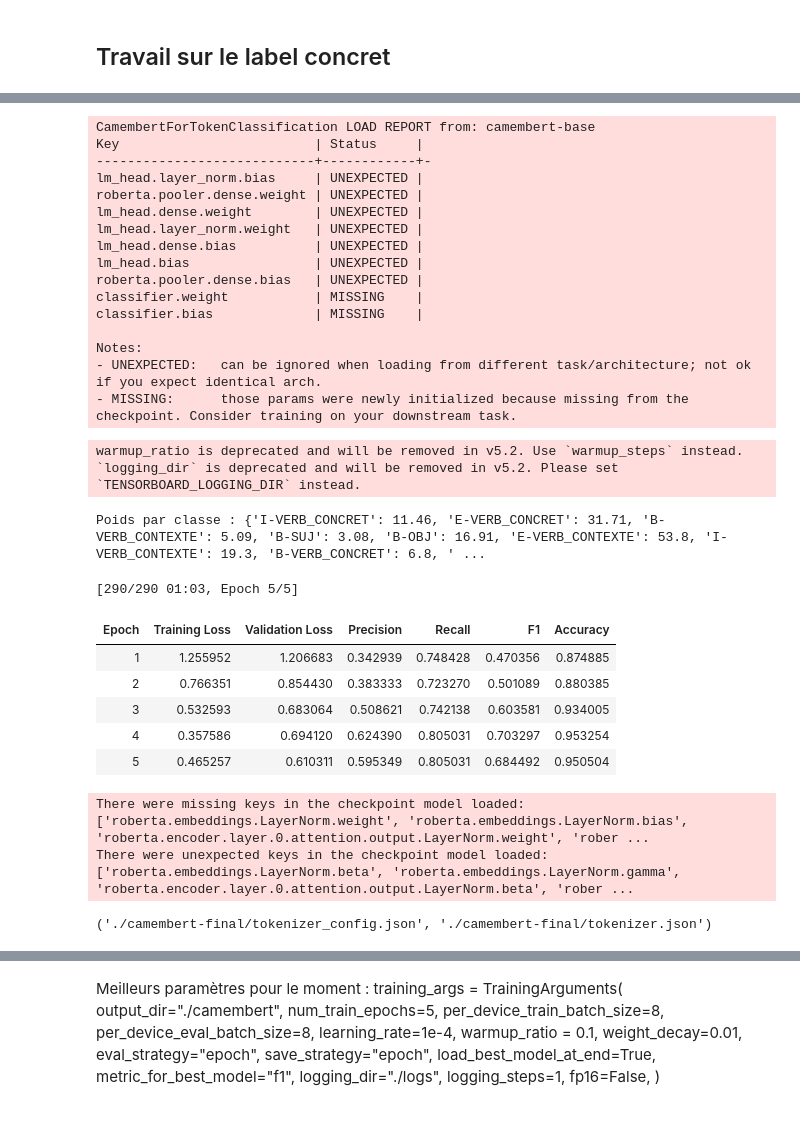
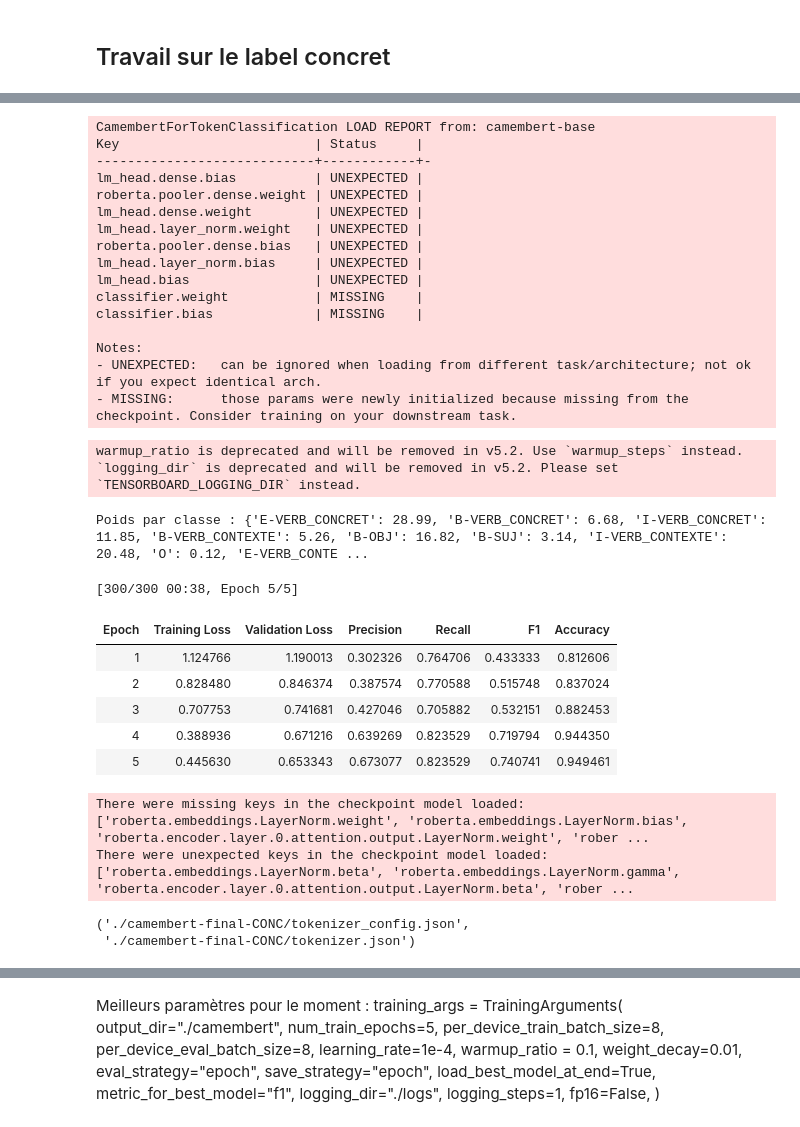
Before and after one commit to itsreivilo/Projet-de-NLP-Olivier, a Jupyter notebook: model.ipynb, the cells around one changed output, grey strips where cells are left out. Saved outputs shown, nothing was run; the diff lists cells and outputs as text; code cells hidden in the pictures.

Commit message:
modifs entrainement conc

```diff
--- a/model.ipynb
+++ b/model.ipynb
@@ -19,6 +19,7 @@ annotations2 = annotations2.rename(columns = {"token":"token_text",
                                     'Unnamed: 0':"phrase_id",
                                     "text_id":"doc_id_origine"})
 annotations2 = annotations2.dropna()
+annotations2["label_concret"] = annotations2["label_concret"].replace('B-VERB_CINCRET', 'B-VERB_CONCRET')
 
 # Erreurs de frappe constatées a posteriori
 annotations1["label_concret"] = annotations1["label_concret"].replace('B-VERB_CONRET', 'B-VERB_CONCRET')
@@ -53,3 +54,6 @@ annotations_work_concret = df_concat_concret.groupby("phrase_id").agg(
     token_text=("token_text", list),
     label_concret=("label_concret", lambda x: [v[0] if isinstance(v, list) else v for v in x])
 ).reset_index()
+# %%
+annotations_work_concret = annotations_work_concret.drop_duplicates(subset="token_text")
+print(annotations_work_concret.shape)
@@ -264,13 +223,13 @@ model = AutoModelForTokenClassification.from_pretrained(
 CamembertForTokenClassification LOAD REPORT from: camembert-base
 Key                         | Status     |
 ----------------------------+------------+-
-lm_head.layer_norm.bias     | UNEXPECTED |
+lm_head.dense.bias          | UNEXPECTED |
 roberta.pooler.dense.weight | UNEXPECTED |
 lm_head.dense.weight        | UNEXPECTED |
 lm_head.layer_norm.weight   | UNEXPECTED |
-lm_head.dense.bias          | UNEXPECTED |
+roberta.pooler.dense.bias   | UNEXPECTED |
+lm_head.layer_norm.bias     | UNEXPECTED |
 lm_head.bias                | UNEXPECTED |
-roberta.pooler.dense.bias   | UNEXPECTED |
 classifier.weight           | MISSING    |
 classifier.bias             | MISSING    |
 
@@ -315,12 +274,16 @@ print("Poids par classe :", {id2label[i]: round(w.item(), 2) for i, w in enumera
 weights = torch.clamp(weights, max=10.0)
 
 class WeightedTrainer(Trainer):
+    def __init__(self, *args, class_weights=None, **kwargs):
+        super().__init__(*args, **kwargs)
+        self.class_weights = class_weights
+
     def compute_loss(self, model, inputs, return_outputs=False, **kwargs):
         labels = inputs.get("labels")
         outputs = model(**inputs)
         logits = outputs.logits
         loss_fct = torch.nn.CrossEntropyLoss(
-            weight=weights.to(logits.device),
+            weight=self.class_weights.to(logits.device),
             ignore_index=-100
         )
         loss = loss_fct(logits.view(-1, num_labels_conc), labels.view(-1))
@@ -330,51 +293,53 @@ class WeightedTrainer(Trainer):
 data_collator = DataCollatorForTokenClassification(tokenizer)
 
 training_args = TrainingArguments(
-    output_dir="./camembert",
+    output_dir="./camembert-CONC",
     num_train_epochs=5,
     per_device_train_batch_size=8,
     per_device_eval_batch_size=8,
     learning_rate=1e-4,
     warmup_ratio = 0.1,
     weight_decay=0.01,
     eval_strategy="epoch",
     save_strategy="epoch",
     load_best_model_at_end=True,
     metric_for_best_model="f1",
     logging_dir="./logs",
     logging_steps=1,
-    fp16=False,
+    fp16=torch.cuda.is_available(),
 )
 
 trainer = WeightedTrainer(
     model=model,
+    class_weights = weights,
     args=training_args,
     train_dataset=tokenized_dataset["train"],
     eval_dataset=tokenized_dataset["validation"],
     processing_class=tokenizer,
     data_collator=data_collator,
     compute_metrics=compute_metrics
 )
 
 trainer.train()
 
 # Sauvegarde du meilleur modèle
-trainer.save_model("./camembert-final")
-tokenizer.save_pretrained("./camembert-final")
+trainer.save_model("./camembert-final-CONC")
+tokenizer.save_pretrained("./camembert-final-CONC")
 # %% [output]
 warmup_ratio is deprecated and will be removed in v5.2. Use `warmup_steps` instead.
 `logging_dir` is deprecated and will be removed in v5.2. Please set `TENSORBOARD_LOGGING_DIR` instead.
-Poids par classe : {'I-VERB_CONCRET': 11.46, 'E-VERB_CONCRET': 31.71, 'B-VERB_CONTEXTE': 5.09, 'B-SUJ': 3.08, 'B-OBJ': 16.91, 'E-VERB_CONTEXTE': 53.8, 'I-VERB_CONTEXTE': 19.3, 'B-VERB_CONCRET': 6.8, ' ...
+Poids par classe : {'E-VERB_CONCRET': 28.99, 'B-VERB_CONCRET': 6.68, 'I-VERB_CONCRET': 11.85, 'B-VERB_CONTEXTE': 5.26, 'B-OBJ': 16.82, 'B-SUJ': 3.14, 'I-VERB_CONTEXTE': 20.48, 'O': 0.12, 'E-VERB_CONTE ...
-[290/290 01:03, Epoch 5/5]
+[300/300 00:38, Epoch 5/5]
 | Epoch | Training Loss | Validation Loss | Precision | Recall | F1 | Accuracy |
-| 1 | 1.255952 | 1.206683 | 0.342939 | 0.748428 | 0.470356 | 0.874885 |
-| 2 | 0.766351 | 0.854430 | 0.383333 | 0.723270 | 0.501089 | 0.880385 |
-| 3 | 0.532593 | 0.683064 | 0.508621 | 0.742138 | 0.603581 | 0.934005 |
-| 4 | 0.357586 | 0.694120 | 0.624390 | 0.805031 | 0.703297 | 0.953254 |
-| 5 | 0.465257 | 0.610311 | 0.595349 | 0.805031 | 0.684492 | 0.950504 |
+| 1 | 1.124766 | 1.190013 | 0.302326 | 0.764706 | 0.433333 | 0.812606 |
+| 2 | 0.828480 | 0.846374 | 0.387574 | 0.770588 | 0.515748 | 0.837024 |
+| 3 | 0.707753 | 0.741681 | 0.427046 | 0.705882 | 0.532151 | 0.882453 |
+| 4 | 0.388936 | 0.671216 | 0.639269 | 0.823529 | 0.719794 | 0.944350 |
+| 5 | 0.445630 | 0.653343 | 0.673077 | 0.823529 | 0.740741 | 0.949461 |
 There were missing keys in the checkpoint model loaded: ['roberta.embeddings.LayerNorm.weight', 'roberta.embeddings.LayerNorm.bias', 'roberta.encoder.layer.0.attention.output.LayerNorm.weight', 'rober ...
 There were unexpected keys in the checkpoint model loaded: ['roberta.embeddings.LayerNorm.beta', 'roberta.embeddings.LayerNorm.gamma', 'roberta.encoder.layer.0.attention.output.LayerNorm.beta', 'rober ...
-('./camembert-final/tokenizer_config.json', './camembert-final/tokenizer.json')
+('./camembert-final-CONC/tokenizer_config.json',
+ './camembert-final-CONC/tokenizer.json')
 # %%
 # Courbes d'apprentissage du modèle
 import json
```
Also changed, not shown: parts of 11 cells of this notebook, 5 other files.
